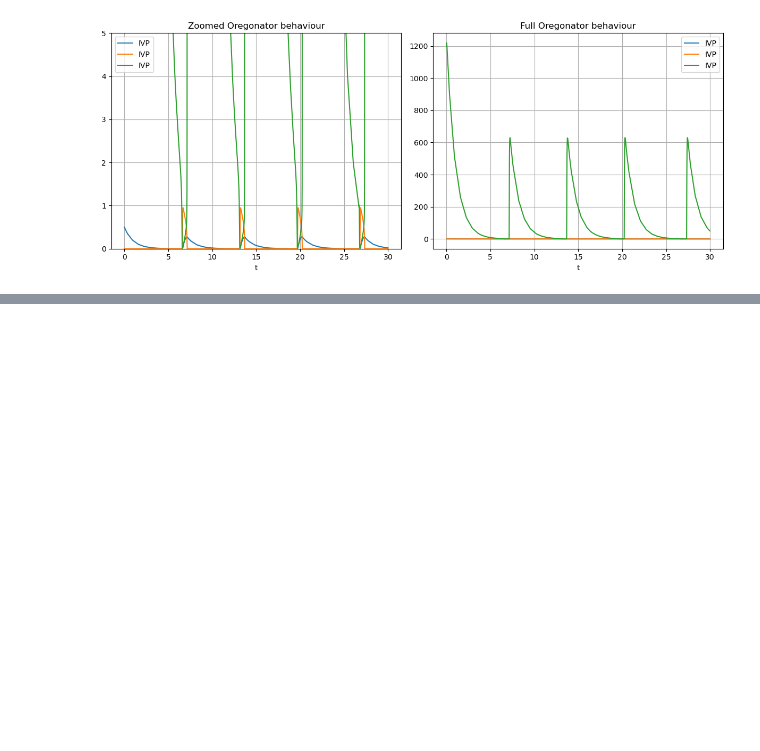
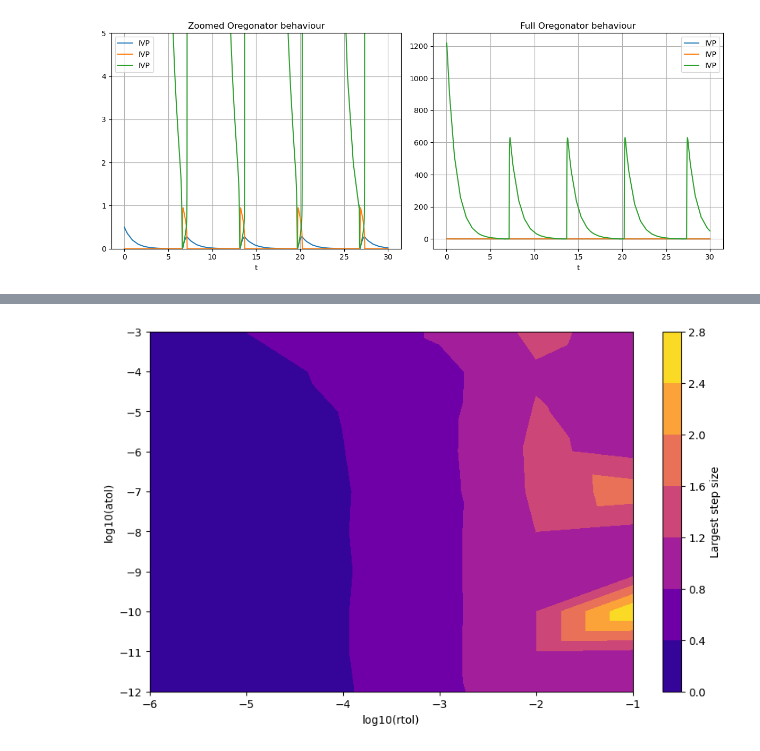
Before and after one commit to VogelBenjamin/Integration-of-Stiff-ODEs, a Jupyter notebook: Integration of stiff ODE Oregonator.ipynb, the cells around one changed output, grey strips where cells are left out. Drawn from its saved outputs; the diff is of its cells as text; code cells hidden in the pictures; blank space fills up the shorter version.

```diff
--- a/Integration of stiff ODE Oregonator.ipynb
+++ b/Integration of stiff ODE Oregonator.ipynb
@@ -496,0 +522,25 @@ Number of steps taken: 257
+# %%
+
+
+x_vals = [k[0] for k in results.keys()]
+y_vals = [k[1] for k in results.keys()]
+largest = [v[1] for v in results.values()]  # Keep iterations
+
+
+x_log = np.log10(x_vals)
+y_log = np.log10(y_vals)
+
+triang = tri.Triangulation(x_log, y_log)
+
+
+plt.figure(figsize=(10, 6))
+contour = plt.tricontourf(triang, largest, cmap="plasma")
+plt.colorbar(contour, label="Largest step size")
+
+
+plt.xlabel("log10(rtol)")
+plt.ylabel("log10(atol)")
+
+plt.show()
+# %% [output]
+[figure, added]
```
Also changed, not shown: parts of 8 cells of this notebook, 1 other file.
